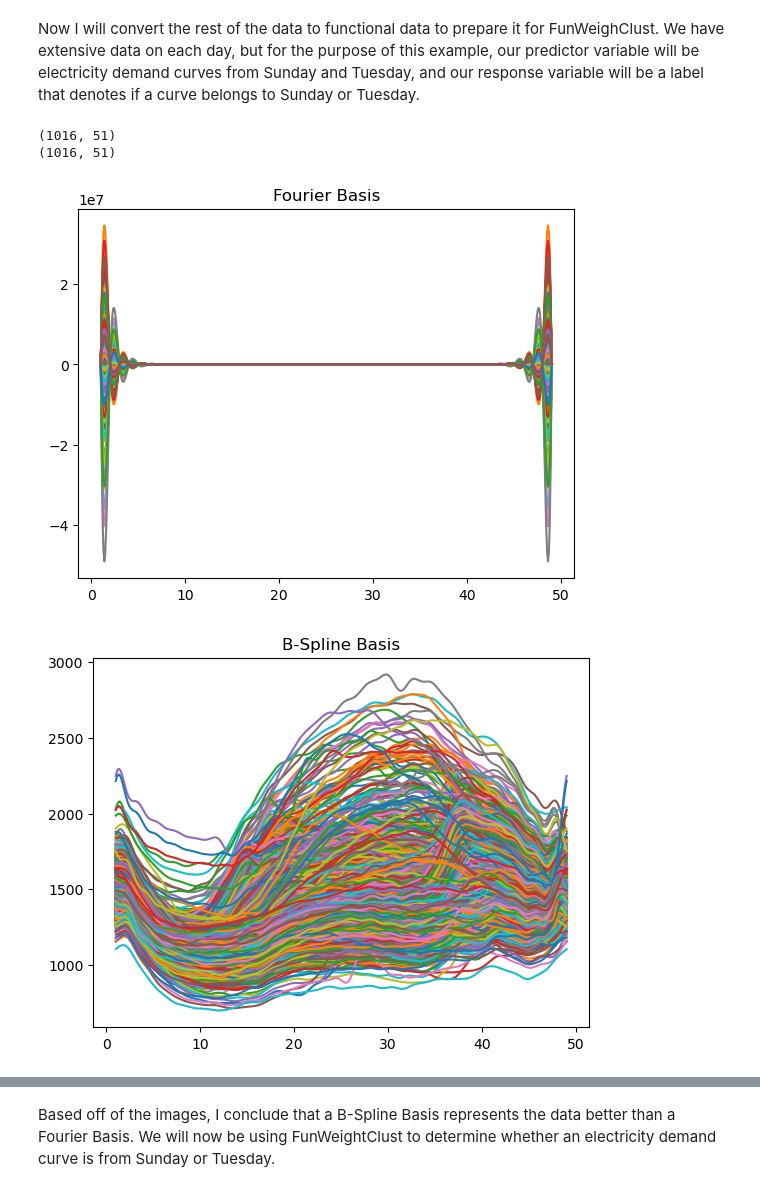
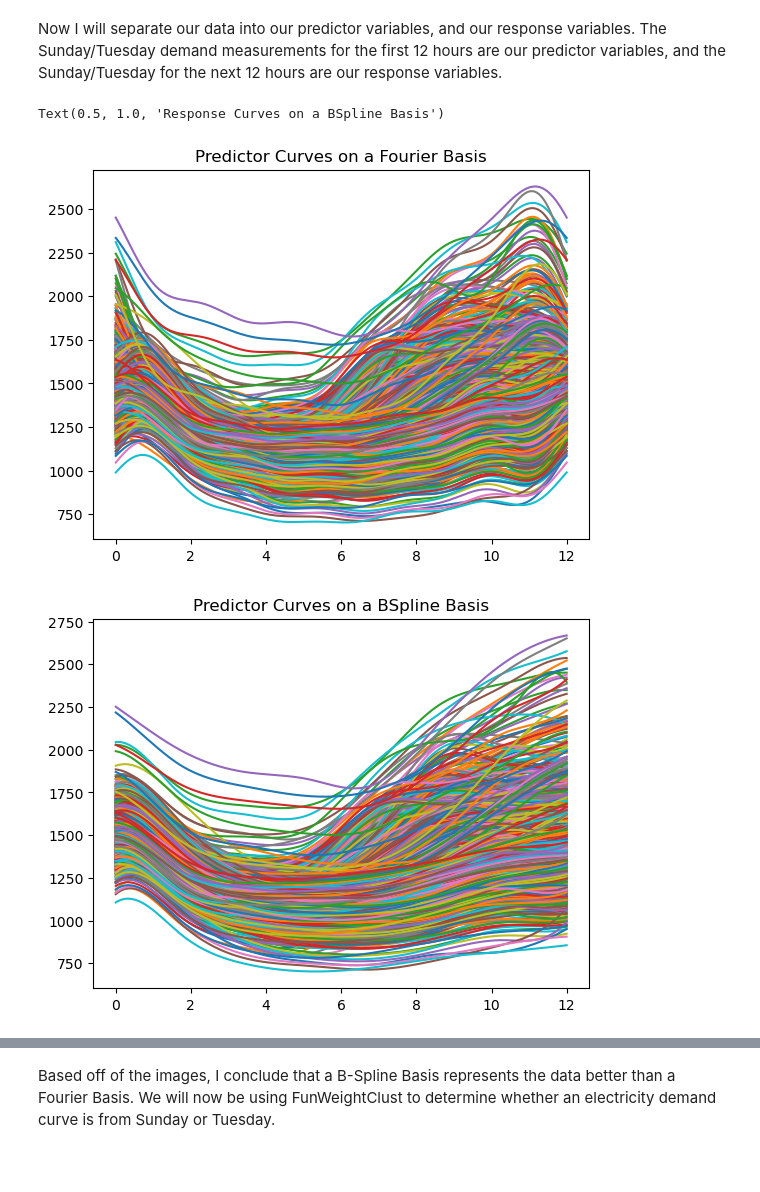
Before and after one commit to richardronyo/funWeightClust-Python, a Jupyter notebook: adelaidetest.ipynb, the cells around one changed output, grey strips where cells are left out. Saved outputs shown, nothing was run; the diff lists cells and outputs as text; code cells hidden in the pictures; blank space fills up the shorter version.

Commit message:
Adjusted Adelaide example

```diff
--- a/adelaidetest.ipynb
+++ b/adelaidetest.ipynb
@@ -11,9 +11,11 @@ Since we've loaded our data, I'm now going to plot the 100th measurement for eac
 # %%
 import matplotlib.pyplot as plt
 
-plt.plot(X, raw_adelaide.filter(like="100"))
+demand_curves = Y.filter(regex="Sun|Tue")
+
+plt.plot(X, demand_curves)
+plt.title("Demand Curves from Sunday and Tuesday")
 plt.xlabel("Time")
-plt.ylabel("Demand Measurement")
-plt.title("100th Measurement of Electricity Demand vs Time in Adelaide")
+plt.ylabel("Demand (MW)")
 plt.show()
 # %% [output]
@@ -21,24 +23,35 @@ plt.show()
-# %% [markdown]
-Now I will convert the rest of the data to functional data to prepare it for FunWeighClust. We have extensive data on each day, but for the purpose of this example, our predictor variable will be electricity demand curves from Sunday and Tuesday, and our response variable will be a label that denotes if a curve belongs to Sunday or Tuesday.
+# %% [markdown]
+Now I will separate our data into our predictor variables, and our response variables. The Sunday/Tuesday demand measurements for the first 12 hours are our predictor variables, and the Sunday/Tuesday for the next 12 hours are our response variables.
+# %%
+predictor_curves = demand_curves.iloc[:24].reset_index(drop=True)
+response_curves = demand_curves.iloc[24:].reset_index(drop=True)
 # %%
-from process_data import constant_functional_data, create_functional_data
+from process_data import create_functional_data
 import numpy as np
+from skfda.representation import FDataGrid
+from skfda.representation.basis import FourierBasis, BSplineBasis
 
-Y = Y.filter(regex="Sun|Tue")
-predictor_fourier = create_functional_data(Y.values.T, "FOURIER")
-predictor_bspline = create_functional_data(Y.values.T, "BSPLINE")
+predictor_grid = np.linspace(0, 12, 24)
+response_grid = np.linspace(12, 24, 24)
+
+predictor_fourier = FDataGrid(data_matrix=predictor_curves.values.T, grid_points=predictor_grid).to_basis(FourierBasis(n_basis=10))
+predictor_bspline = FDataGrid(data_matrix=predictor_curves.values.T, grid_points=predictor_grid).to_basis(BSplineBasis(n_basis=10))
+
 predictor_fourier.plot()
-plt.title("Fourier Basis")
+plt.title("Predictor Curves on a Fourier Basis")
 
 predictor_bspline.plot()
-plt.title("B-Spline Basis")
+plt.title("Predictor Curves on a BSpline Basis")
 
-response_raw = np.repeat([0, 1], [508, 508])
-response = constant_functional_data(response_raw)
-print(predictor_bspline.coefficients.shape)
-print(response.coefficients.shape)
+response_fourier = FDataGrid(data_matrix=response_curves.values.T, grid_points=response_grid).to_basis(FourierBasis(n_basis=10))
+response_bspline = FDataGrid(data_matrix=response_curves.values.T, grid_points=response_grid).to_basis(BSplineBasis(n_basis=10))
+
+response_fourier.plot()
+plt.title("Response Curves on a Fourier Basis")
+
+response_bspline.plot()
+plt.title("Response Curves on a BSpline Basis")
 # %% [output]
-(1016, 51)
-(1016, 51)
+Text(0.5, 1.0, 'Response Curves on a BSpline Basis')
-[figure, old version]
+[figure, new version]
-[figure, old version]
+[figure, new version]
```
Also changed, not shown: parts of 8 cells of this notebook.
